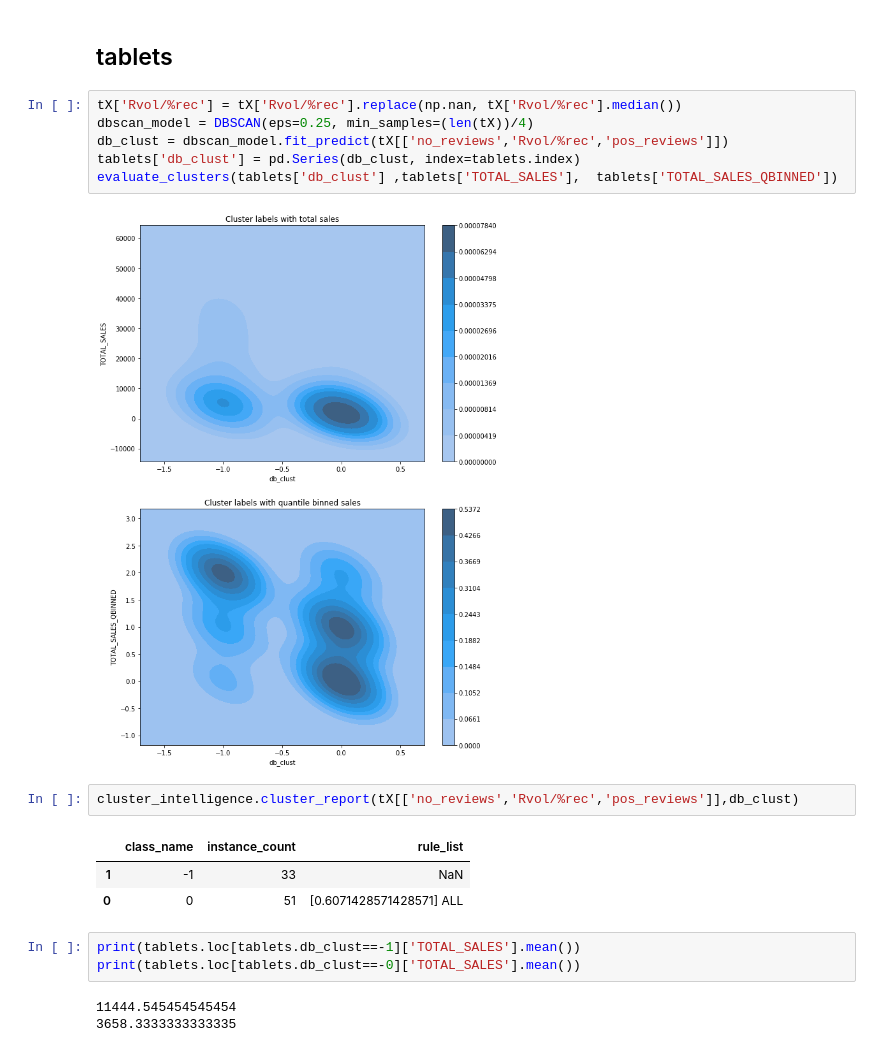
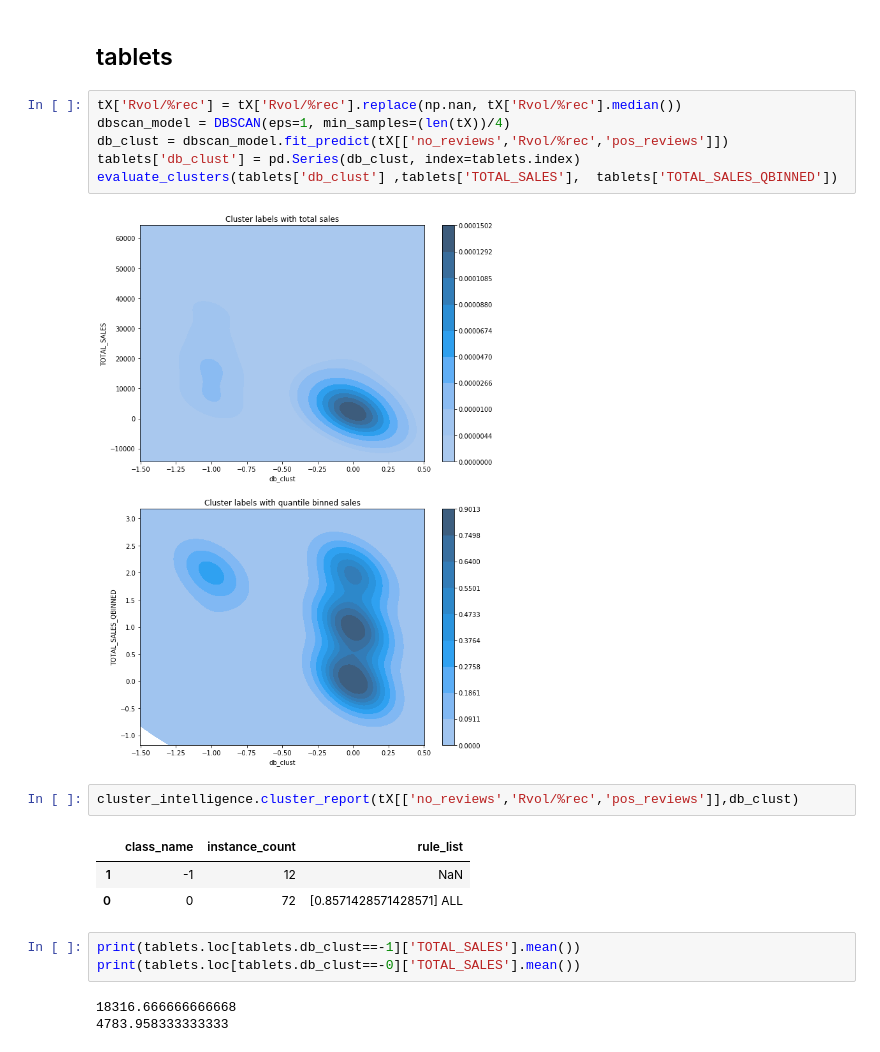
Before and after one commit to risdallseis/expenditure_prox, a Jupyter notebook: notebooks/modelling/DBscan_3f_all_cats_good_results.ipynb, the cells around one changed output. Saved outputs shown, nothing was run; the diff lists cells and outputs as text.

```diff
--- a/notebooks/modelling/DBscan_3f_all_cats_good_results.ipynb
+++ b/notebooks/modelling/DBscan_3f_all_cats_good_results.ipynb
@@ -259,21 +303,21 @@ print(desktops.loc[desktops.db_clust==-0]['TOTAL_SALES'].mean())
 ## tablets
 # %%
 tX['Rvol/%rec'] = tX['Rvol/%rec'].replace(np.nan, tX['Rvol/%rec'].median())
-dbscan_model = DBSCAN(eps=0.25, min_samples=(len(tX))/4)
+dbscan_model = DBSCAN(eps=1, min_samples=(len(tX))/4)
 db_clust = dbscan_model.fit_predict(tX[['no_reviews','Rvol/%rec','pos_reviews']])
 tablets['db_clust'] = pd.Series(db_clust, index=tablets.index)
 evaluate_clusters(tablets['db_clust'] ,tablets['TOTAL_SALES'],  tablets['TOTAL_SALES_QBINNED'])
 # %% [output]
-[figure, old version]
+[figure, new version]
 # %%
 cluster_intelligence.cluster_report(tX[['no_reviews','Rvol/%rec','pos_reviews']],db_clust)
 # %% [output]
 |  | class_name | instance_count | rule_list |
-| 1 | -1 | 33 | NaN |
-| 0 | 0 | 51 | [0.6071428571428571] ALL |
+| 1 | -1 | 12 | NaN |
+| 0 | 0 | 72 | [0.8571428571428571] ALL |
 # %%
 print(tablets.loc[tablets.db_clust==-1]['TOTAL_SALES'].mean())
 print(tablets.loc[tablets.db_clust==-0]['TOTAL_SALES'].mean())
 # %% [output]
-11444.545454545454
-3658.3333333333335
+18316.666666666668
+4783.958333333333
```
Also changed, not shown: parts of 14 cells of this notebook, 1 other file.
